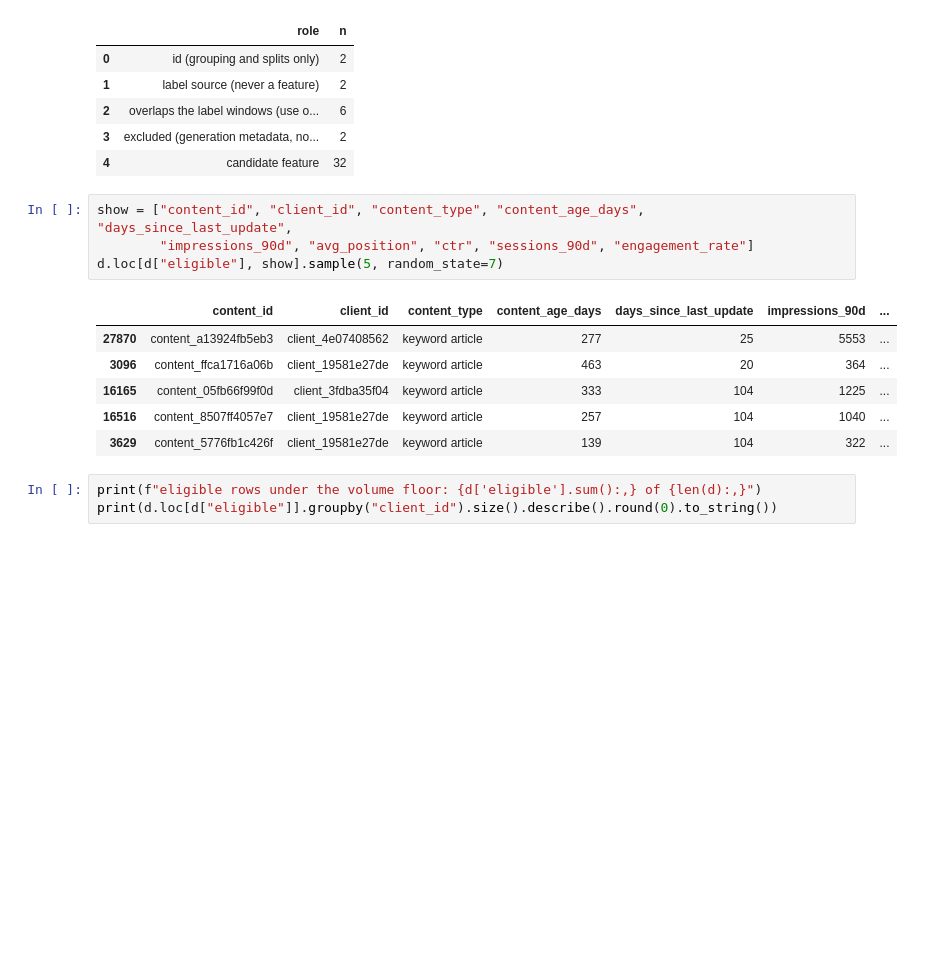
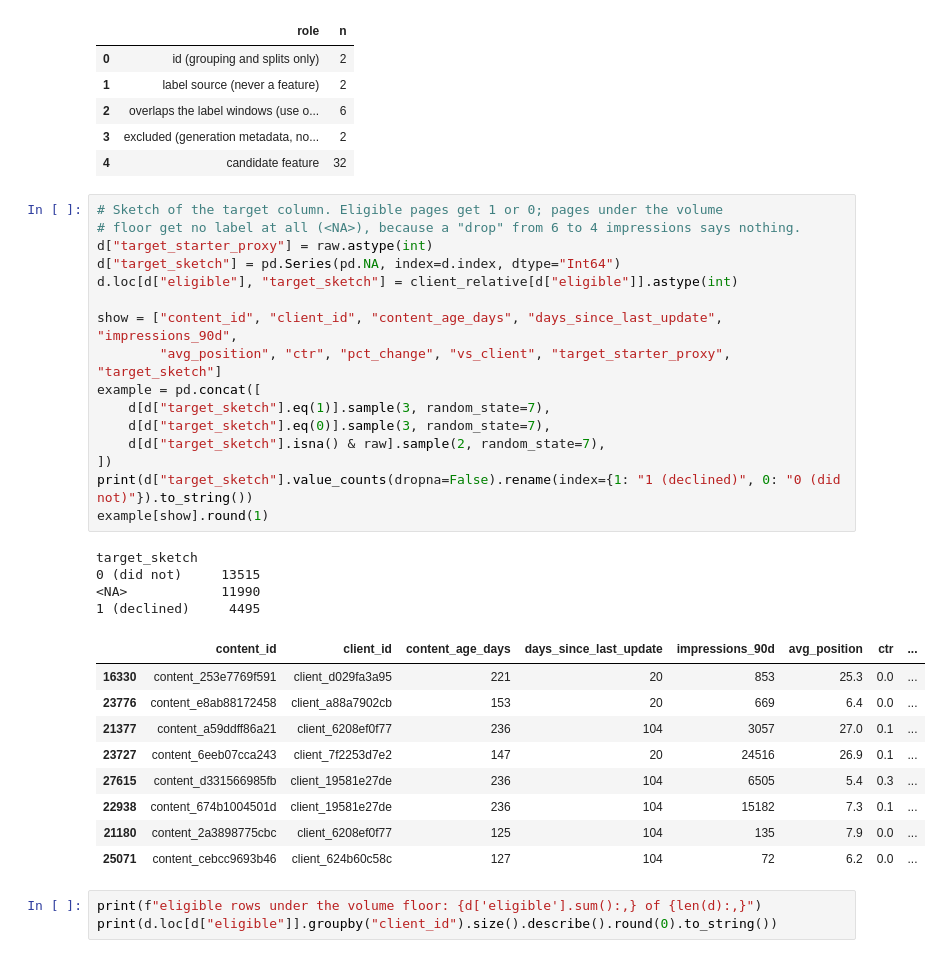
Before and after one commit to hassanali241/FlyRank, a Jupyter notebook: work/notebooks/w02_ml_task_framing.ipynb, the cells around one changed output. Saved outputs shown, nothing was run; the diff lists cells and outputs as text; blank space fills up the shorter version.

Commit message:
w02: add ml loop mapping, target column sketch and action mapping

```diff
--- a/work/notebooks/w02_ml_task_framing.ipynb
+++ b/work/notebooks/w02_ml_task_framing.ipynb
@@ -171,17 +181,36 @@ columns assigned a role: 44 of 44
 | 2 | overlaps the label windows (use o... | 6 |
 | 3 | excluded (generation metadata, no... | 2 |
 | 4 | candidate feature | 32 |
-# %%
-show = ["content_id", "client_id", "content_type", "content_age_days", "days_since_last_update",
-        "impressions_90d", "avg_position", "ctr", "sessions_90d", "engagement_rate"]
-d.loc[d["eligible"], show].sample(5, random_state=7)
-# %% [output]
-|  | content_id | client_id | content_type | content_age_days | days_since_last_update | impressions_90d | ... |
-| 27870 | content_a13924fb5eb3 | client_4e07408562 | keyword article | 277 | 25 | 5553 | ... |
-| 3096 | content_ffca1716a06b | client_19581e27de | keyword article | 463 | 20 | 364 | ... |
-| 16165 | content_05fb66f99f0d | client_3fdba35f04 | keyword article | 333 | 104 | 1225 | ... |
-| 16516 | content_8507ff4057e7 | client_19581e27de | keyword article | 257 | 104 | 1040 | ... |
-| 3629 | content_5776fb1c426f | client_19581e27de | keyword article | 139 | 104 | 322 | ... |
+# %%
+# Sketch of the target column. Eligible pages get 1 or 0; pages under the volume
+# floor get no label at all (<NA>), because a "drop" from 6 to 4 impressions says nothing.
+d["target_starter_proxy"] = raw.astype(int)
+d["target_sketch"] = pd.Series(pd.NA, index=d.index, dtype="Int64")
+d.loc[d["eligible"], "target_sketch"] = client_relative[d["eligible"]].astype(int)
+
+show = ["content_id", "client_id", "content_age_days", "days_since_last_update", "impressions_90d",
+        "avg_position", "ctr", "pct_change", "vs_client", "target_starter_proxy", "target_sketch"]
+example = pd.concat([
+    d[d["target_sketch"].eq(1)].sample(3, random_state=7),
+    d[d["target_sketch"].eq(0)].sample(3, random_state=7),
+    d[d["target_sketch"].isna() & raw].sample(2, random_state=7),
+])
+print(d["target_sketch"].value_counts(dropna=False).rename(index={1: "1 (declined)", 0: "0 (did not)"}).to_string())
+example[show].round(1)
+# %% [output]
+target_sketch
+0 (did not)     13515
+<NA>            11990
+1 (declined)     4495
+|  | content_id | client_id | content_age_days | days_since_last_update | impressions_90d | avg_position | ctr | ... |
+| 16330 | content_253e7769f591 | client_d029fa3a95 | 221 | 20 | 853 | 25.3 | 0.0 | ... |
+| 23776 | content_e8ab88172458 | client_a88a7902cb | 153 | 20 | 669 | 6.4 | 0.0 | ... |
+| 21377 | content_a59ddff86a21 | client_6208ef0f77 | 236 | 104 | 3057 | 27.0 | 0.1 | ... |
+| 23727 | content_6eeb07cca243 | client_7f2253d7e2 | 147 | 20 | 24516 | 26.9 | 0.1 | ... |
+| 27615 | content_d331566985fb | client_19581e27de | 236 | 104 | 6505 | 5.4 | 0.3 | ... |
+| 22938 | content_674b1004501d | client_19581e27de | 236 | 104 | 15182 | 7.3 | 0.1 | ... |
+| 21180 | content_2a3898775cbc | client_6208ef0f77 | 125 | 104 | 135 | 7.9 | 0.0 | ... |
+| 25071 | content_cebcc9693b46 | client_624b60c58c | 127 | 104 | 72 | 6.2 | 0.0 | ... |
 # %%
 print(f"eligible rows under the volume floor: {d['eligible'].sum():,} of {len(d):,}")
 print(d.loc[d["eligible"]].groupby("client_id").size().describe().round(0).to_string())
```
Also changed, not shown: parts of 5 cells of this notebook.
